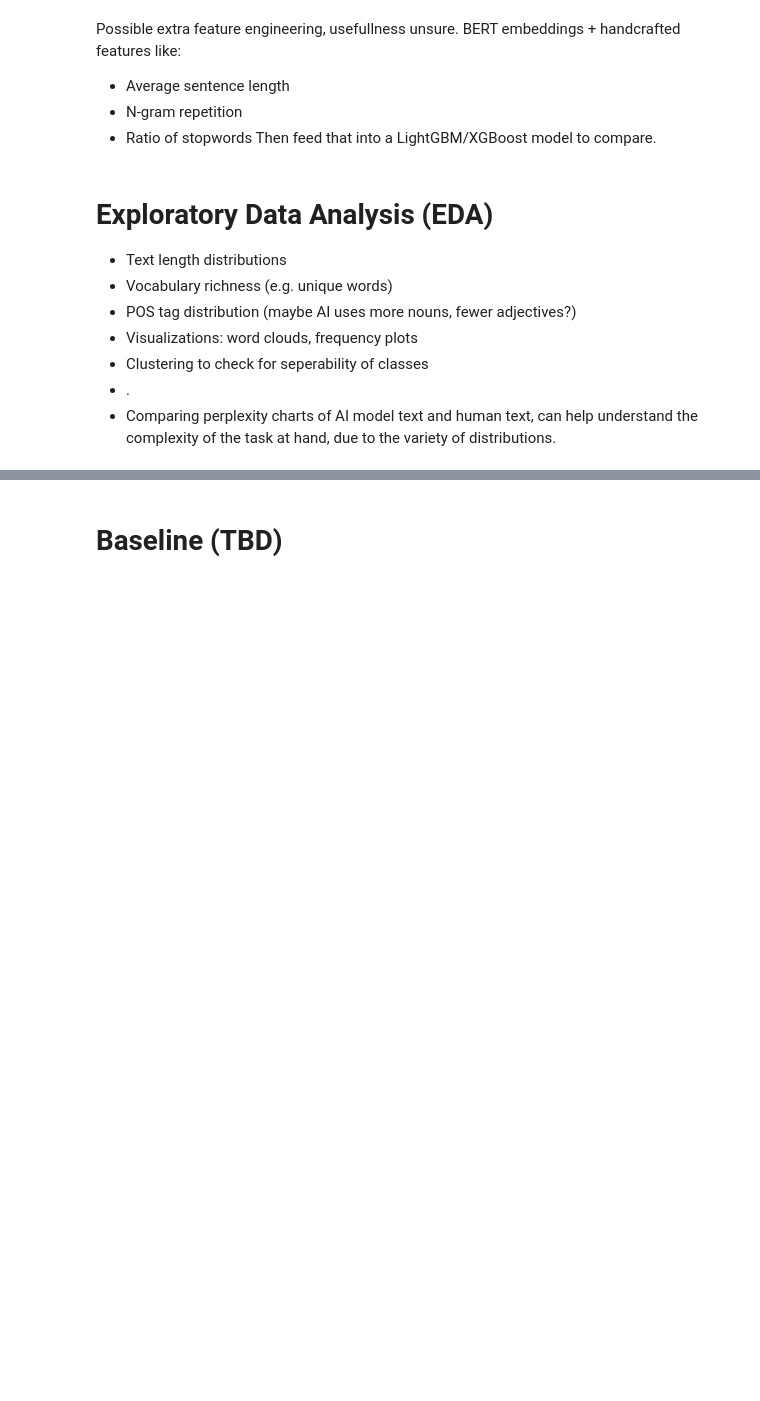
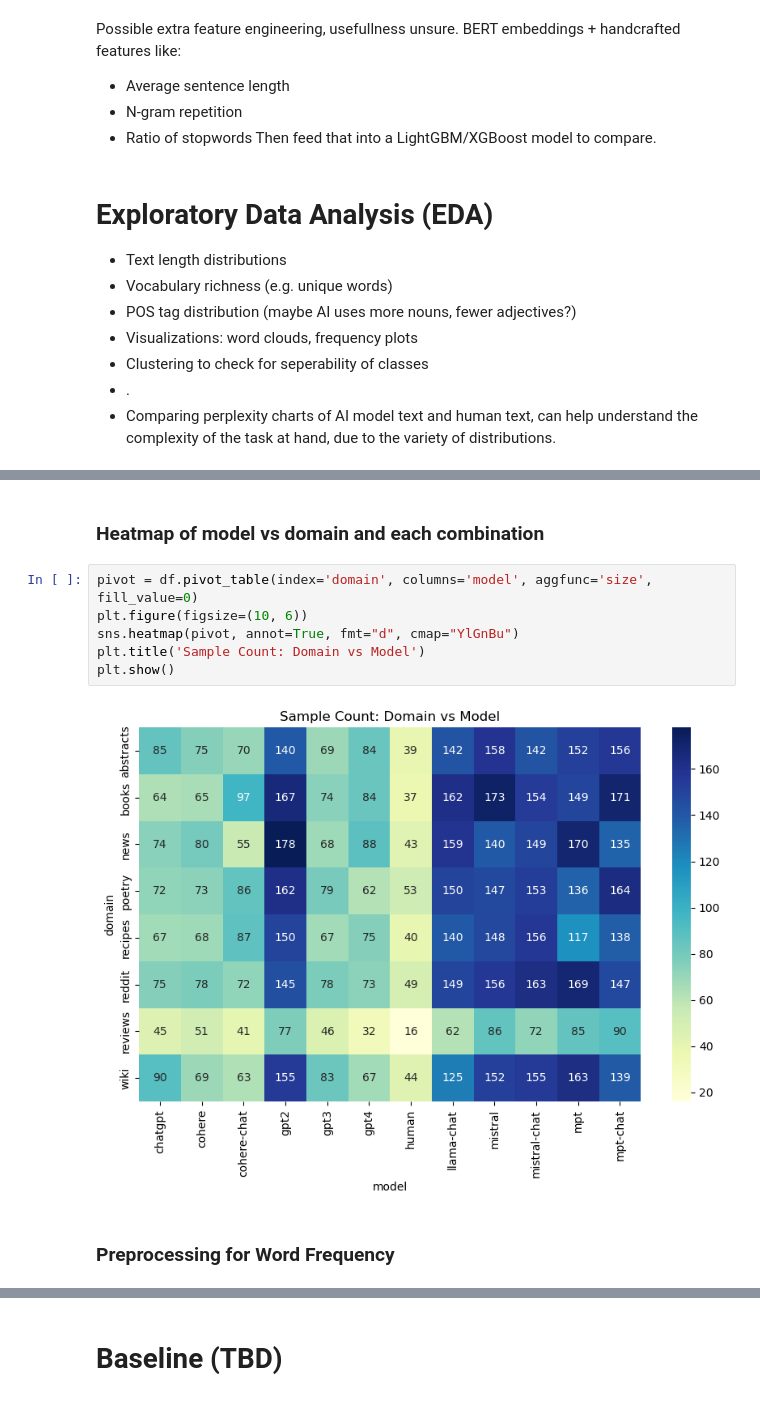
Before and after one commit to Yuzper/AML_MiniProject, a Jupyter notebook: AI Text Detection.ipynb, the cells around one changed output, grey strips where cells are left out. Drawn from its saved outputs; the diff is of its cells as text; blank space fills up the shorter version.

```diff
--- a/AI Text Detection.ipynb
+++ b/AI Text Detection.ipynb
@@ -218,0 +366,12 @@ BERT embeddings + handcrafted features like:
+# %% [markdown]
+### Heatmap of model vs domain and each combination
+# %%
+pivot = df.pivot_table(index='domain', columns='model', aggfunc='size', fill_value=0)
+plt.figure(figsize=(10, 6))
+sns.heatmap(pivot, annot=True, fmt="d", cmap="YlGnBu")
+plt.title('Sample Count: Domain vs Model')
+plt.show()
+# %% [output]
+[figure, added]
+# %% [markdown]
+### Preprocessing for Word Frequency
```
Also changed, not shown: parts of 18 cells of this notebook.
